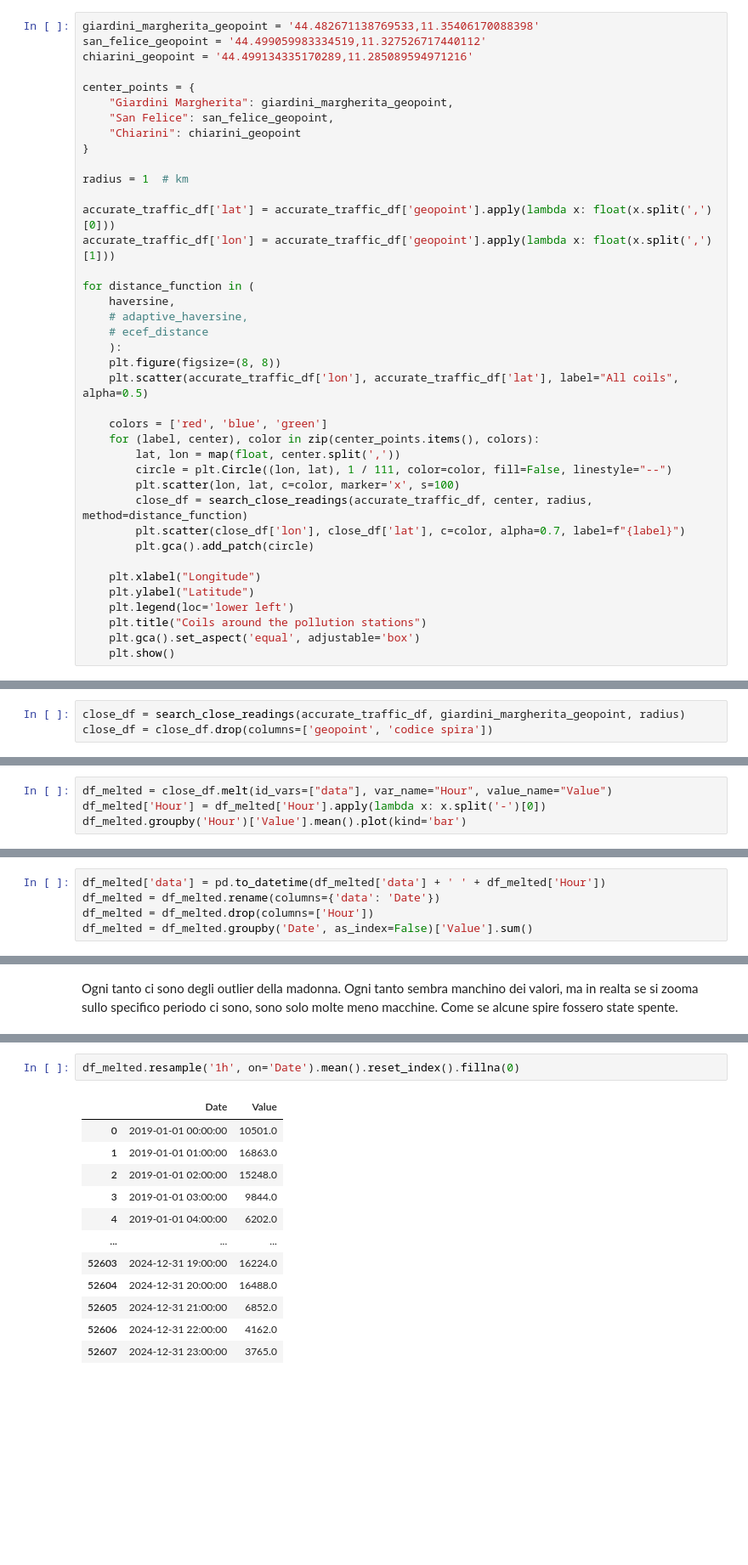
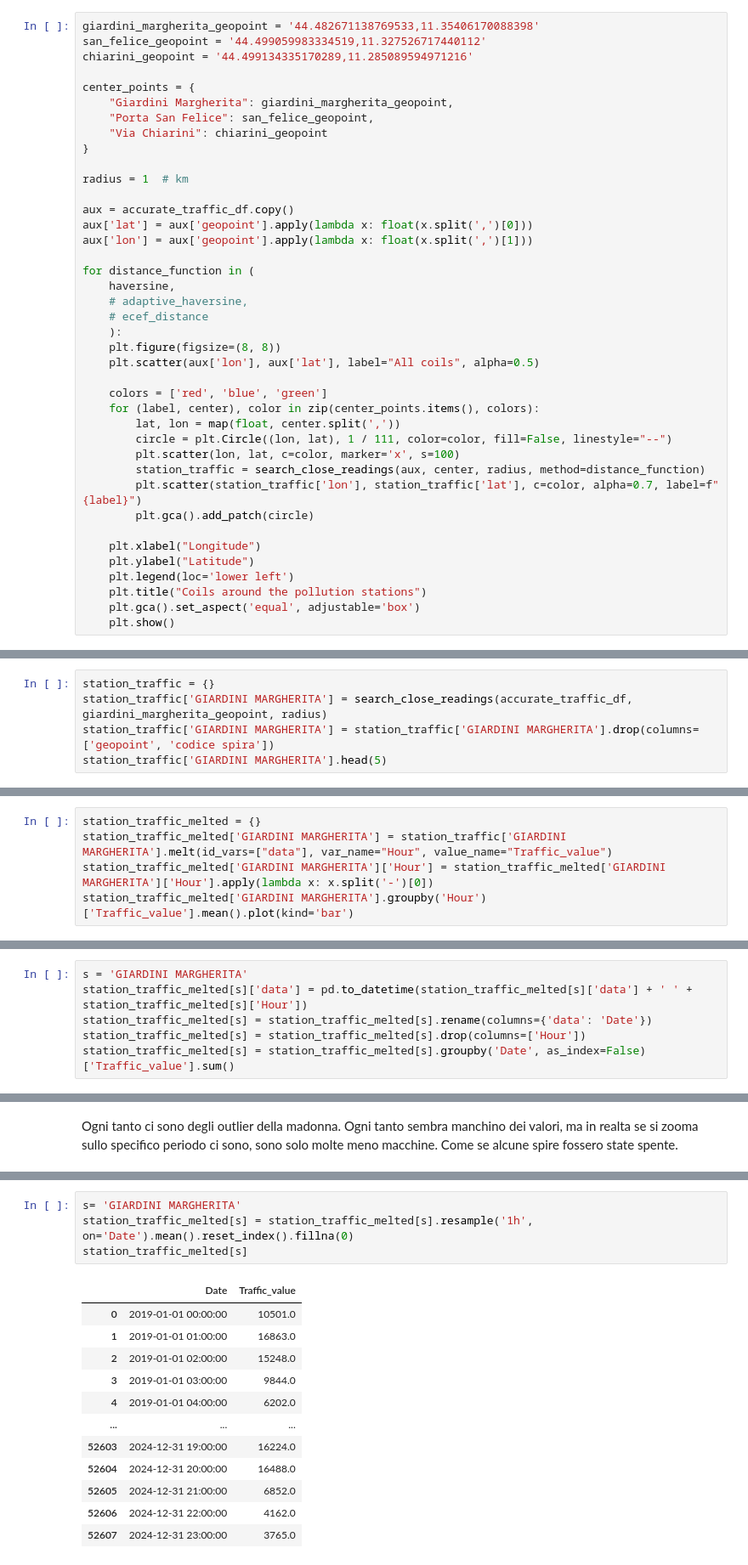
Before and after one commit to davidesonno/AII-project, a Jupyter notebook: 2-traffic_prepocessing.ipynb, the cells around one changed output, grey strips where cells are left out. Shown at 85% size. Drawn from its saved outputs; the diff is of its cells as text; blank space fills up the shorter version.

```diff
--- a/2-traffic_prepocessing.ipynb
+++ b/2-traffic_prepocessing.ipynb
@@ -177,14 +166,15 @@ chiarini_geopoint = '44.499134335170289,11.285089594971216'
 
 center_points = {
     "Giardini Margherita": giardini_margherita_geopoint,
-    "San Felice": san_felice_geopoint,
-    "Chiarini": chiarini_geopoint
+    "Porta San Felice": san_felice_geopoint,
+    "Via Chiarini": chiarini_geopoint
 }
 
 radius = 1  # km
 
-accurate_traffic_df['lat'] = accurate_traffic_df['geopoint'].apply(lambda x: float(x.split(',')[0]))
-accurate_traffic_df['lon'] = accurate_traffic_df['geopoint'].apply(lambda x: float(x.split(',')[1]))
+aux = accurate_traffic_df.copy()
+aux['lat'] = aux['geopoint'].apply(lambda x: float(x.split(',')[0]))
+aux['lon'] = aux['geopoint'].apply(lambda x: float(x.split(',')[1]))
 
 for distance_function in (
     haversine,
@@ -192,15 +182,15 @@ for distance_function in (
     # ecef_distance
     ):
     plt.figure(figsize=(8, 8))
-    plt.scatter(accurate_traffic_df['lon'], accurate_traffic_df['lat'], label="All coils", alpha=0.5)
+    plt.scatter(aux['lon'], aux['lat'], label="All coils", alpha=0.5)
 
     colors = ['red', 'blue', 'green']
     for (label, center), color in zip(center_points.items(), colors):
         lat, lon = map(float, center.split(','))
         circle = plt.Circle((lon, lat), 1 / 111, color=color, fill=False, linestyle="--")
         plt.scatter(lon, lat, c=color, marker='x', s=100)
-        close_df = search_close_readings(accurate_traffic_df, center, radius, method=distance_function)
-        plt.scatter(close_df['lon'], close_df['lat'], c=color, alpha=0.7, label=f"{label}")
+        station_traffic = search_close_readings(aux, center, radius, method=distance_function)
+        plt.scatter(station_traffic['lon'], station_traffic['lat'], c=color, alpha=0.7, label=f"{label}")
         plt.gca().add_patch(circle)
 
     plt.xlabel("Longitude")
@@ -216,3 +206,5 @@ Let's analize the data near Giardini Margherita
 # %%
-close_df = search_close_readings(accurate_traffic_df, giardini_margherita_geopoint, radius)
-close_df = close_df.drop(columns=['geopoint', 'codice spira'])
+station_traffic = {}
+station_traffic['GIARDINI MARGHERITA'] = search_close_readings(accurate_traffic_df, giardini_margherita_geopoint, radius)
+station_traffic['GIARDINI MARGHERITA'] = station_traffic['GIARDINI MARGHERITA'].drop(columns=['geopoint', 'codice spira'])
+station_traffic['GIARDINI MARGHERITA'].head(5)
@@ -219,7 +221,8 @@ close_df = close_df.drop(columns=['geopoint', 'codice spira'])
 # %%
-df_melted = close_df.melt(id_vars=["data"], var_name="Hour", value_name="Value")
-df_melted['Hour'] = df_melted['Hour'].apply(lambda x: x.split('-')[0])
-df_melted.groupby('Hour')['Value'].mean().plot(kind='bar')
+station_traffic_melted = {}
+station_traffic_melted['GIARDINI MARGHERITA'] = station_traffic['GIARDINI MARGHERITA'].melt(id_vars=["data"], var_name="Hour", value_name="Traffic_value")
+station_traffic_melted['GIARDINI MARGHERITA']['Hour'] = station_traffic_melted['GIARDINI MARGHERITA']['Hour'].apply(lambda x: x.split('-')[0])
+station_traffic_melted['GIARDINI MARGHERITA'].groupby('Hour')['Traffic_value'].mean().plot(kind='bar')
 # %% [output]
 <Axes: xlabel='Hour'>
 [figure]
@@ -244,5 +233,6 @@ PROBLEMA: in airpollution dataframe abbiamo preso la data di fine rilevazione pe
 # %%
-df_melted['data'] = pd.to_datetime(df_melted['data'] + ' ' + df_melted['Hour'])
-df_melted = df_melted.rename(columns={'data': 'Date'})
-df_melted = df_melted.drop(columns=['Hour'])
-df_melted = df_melted.groupby('Date', as_index=False)['Value'].sum()
+s = 'GIARDINI MARGHERITA'
+station_traffic_melted[s]['data'] = pd.to_datetime(station_traffic_melted[s]['data'] + ' ' + station_traffic_melted[s]['Hour'])
+station_traffic_melted[s] = station_traffic_melted[s].rename(columns={'data': 'Date'})
+station_traffic_melted[s] = station_traffic_melted[s].drop(columns=['Hour'])
+station_traffic_melted[s] = station_traffic_melted[s].groupby('Date', as_index=False)['Traffic_value'].sum()
@@ -267,7 +271,9 @@ df_melted.shape
 # %%
-df_melted.resample('1h', on='Date').mean().reset_index().fillna(0)
+s= 'GIARDINI MARGHERITA'
+station_traffic_melted[s] = station_traffic_melted[s].resample('1h', on='Date').mean().reset_index().fillna(0)
+station_traffic_melted[s]
 # %% [output]
-|  | Date | Value |
+|  | Date | Traffic_value |
 | 0 | 2019-01-01 00:00:00 | 10501.0 |
 | 1 | 2019-01-01 01:00:00 | 16863.0 |
 | 2 | 2019-01-01 02:00:00 | 15248.0 |
```
Also changed, not shown: parts of 38 cells of this notebook, 5 other files.
